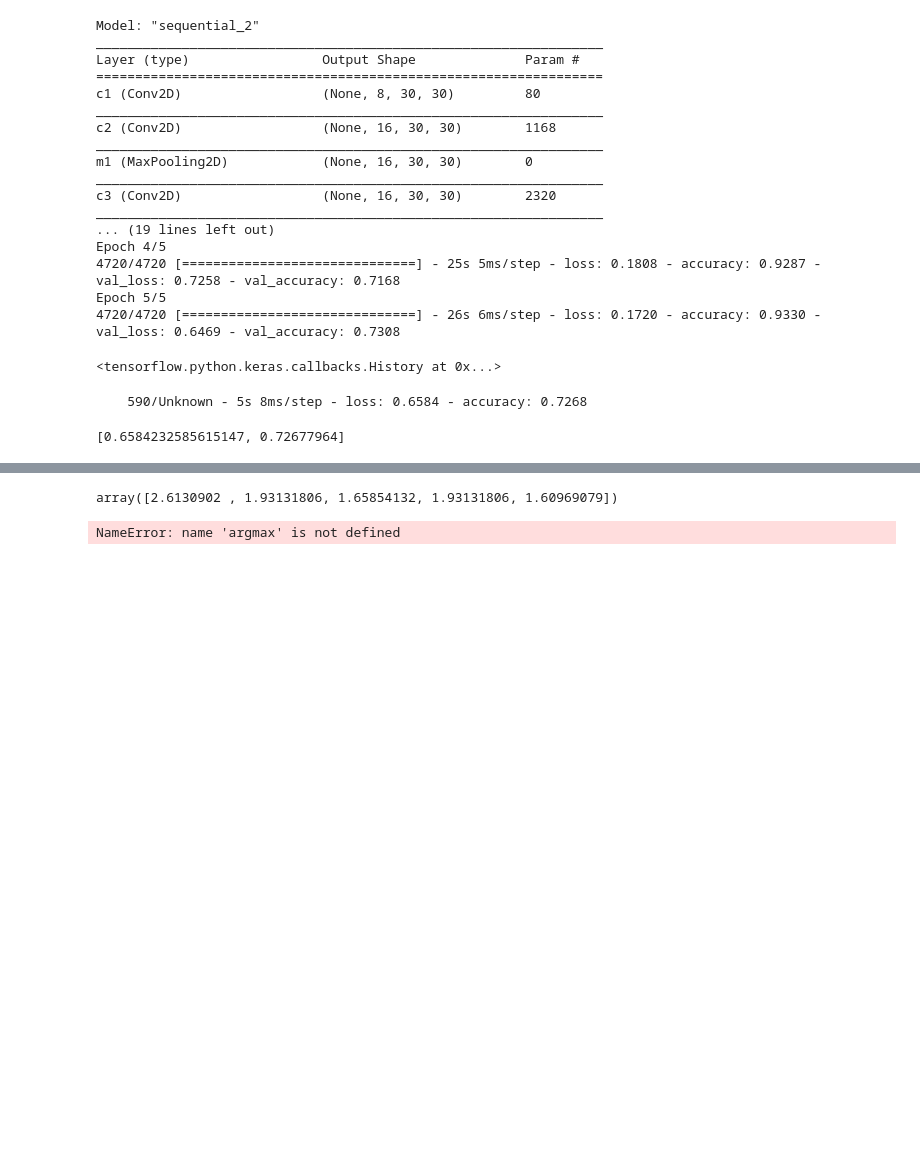
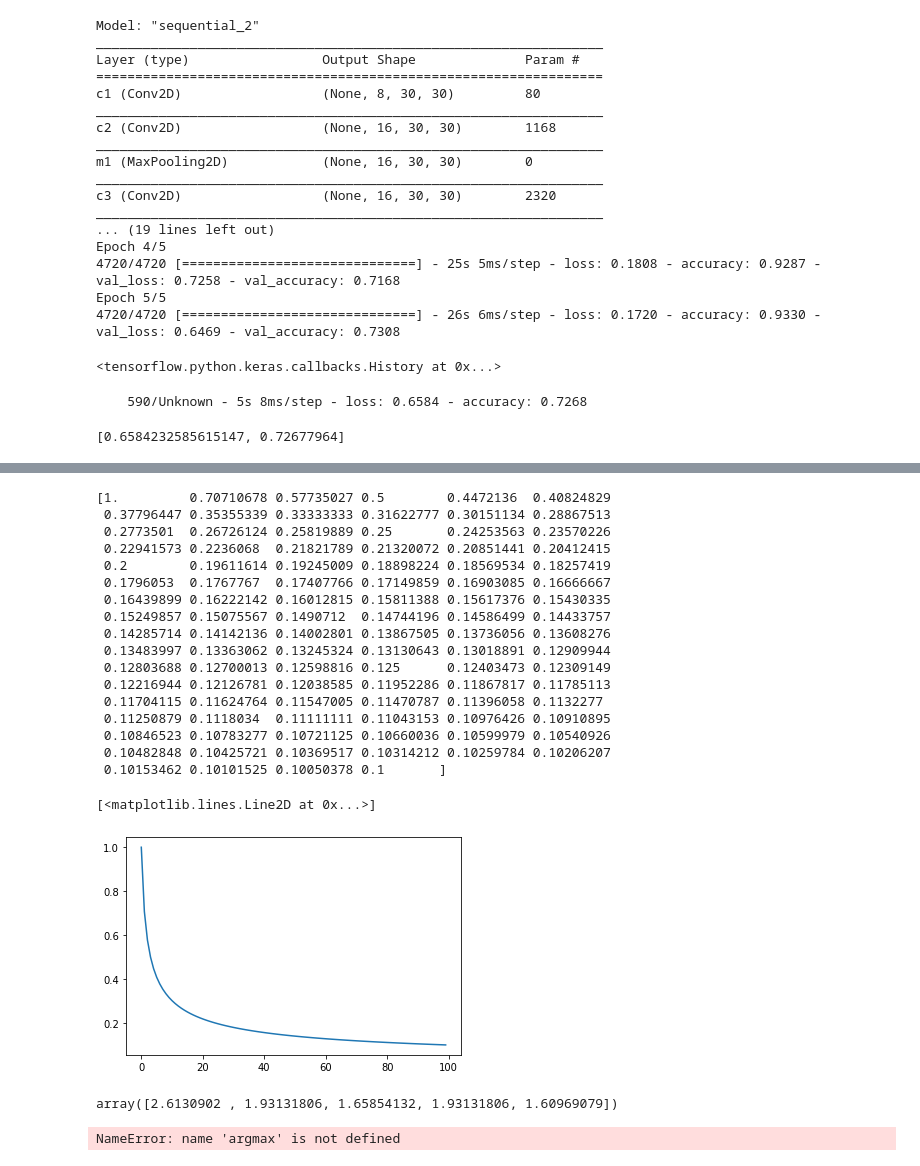
Before and after one commit to hamidkhb/Reinforcement-Learning-for-Neural-Network-Pruning, a Jupyter notebook: main.ipynb, the cells around one changed output, grey strips where cells are left out. Drawn from its saved outputs; the diff is of its cells as text; code cells hidden in the pictures; blank space fills up the shorter version.

```diff
--- a/main.ipynb
+++ b/main.ipynb
@@ -308,3 +229,30 @@ m = np.ones(5)
+# %%
+a = np.arange(100)+1
+t = sum(a)
+p=np.sqrt(2*np.log10(t)/a)
+pp = p/p.max()
+print(pp)
+plt.plot(pp)
+# %% [output]
+[1.         0.70710678 0.57735027 0.5        0.4472136  0.40824829
+ 0.37796447 0.35355339 0.33333333 0.31622777 0.30151134 0.28867513
+ 0.2773501  0.26726124 0.25819889 0.25       0.24253563 0.23570226
+ 0.22941573 0.2236068  0.21821789 0.21320072 0.20851441 0.20412415
+ 0.2        0.19611614 0.19245009 0.18898224 0.18569534 0.18257419
+ 0.1796053  0.1767767  0.17407766 0.17149859 0.16903085 0.16666667
+ 0.16439899 0.16222142 0.16012815 0.15811388 0.15617376 0.15430335
+ 0.15249857 0.15075567 0.1490712  0.14744196 0.14586499 0.14433757
+ 0.14285714 0.14142136 0.14002801 0.13867505 0.13736056 0.13608276
+ 0.13483997 0.13363062 0.13245324 0.13130643 0.13018891 0.12909944
+ 0.12803688 0.12700013 0.12598816 0.125      0.12403473 0.12309149
+ 0.12216944 0.12126781 0.12038585 0.11952286 0.11867817 0.11785113
+ 0.11704115 0.11624764 0.11547005 0.11470787 0.11396058 0.1132277
+ 0.11250879 0.1118034  0.11111111 0.11043153 0.10976426 0.10910895
+ 0.10846523 0.10783277 0.10721125 0.10660036 0.10599979 0.10540926
+ 0.10482848 0.10425721 0.10369517 0.10314212 0.10259784 0.10206207
+ 0.10153462 0.10101525 0.10050378 0.1       ]
+[<matplotlib.lines.Line2D at 0x...>]
+[figure, added]
 # %%
 p+m
 # %% [output]
```
Also changed, not shown: parts of 8 cells of this notebook, 1 other file.
